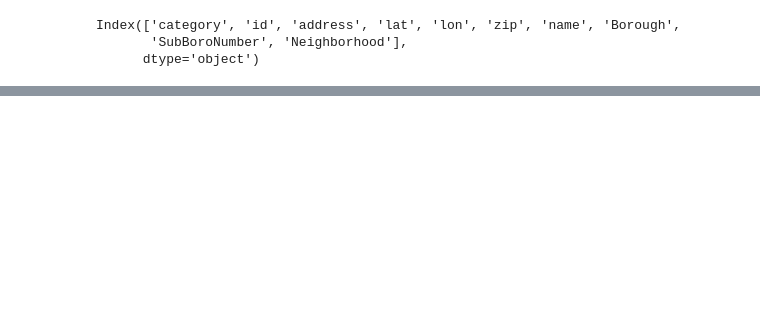
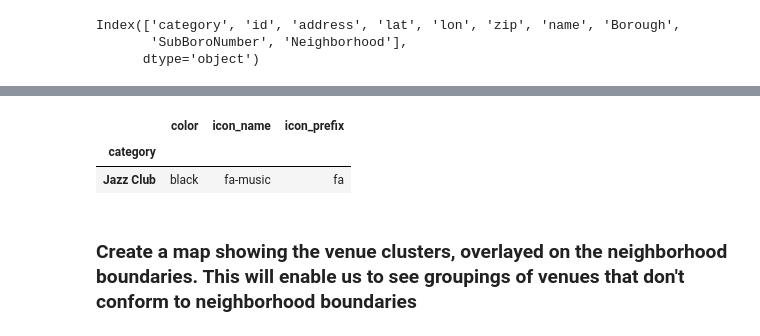
Before and after one commit to jimcole23/Capstone, a Jupyter notebook: Test.ipynb, the cells around one changed output, grey strips where cells are left out. Saved outputs shown, nothing was run; the diff lists cells and outputs as text; code cells hidden in the pictures; blank space fills up the shorter version.

```diff
--- a/Test.ipynb
+++ b/Test.ipynb
@@ -1064,4 +1104,12 @@ map_clusters
 map_clusters
 # %% [output]
 [interactive output not drawn]
+# %%
+dfMapMarkers
+# %% [output]
+|  | color | icon_name | icon_prefix |
+| category |  |  |  |
+| Jazz Club | black | fa-music | fa |
+# %% [markdown]
+### Create a map showing the venue clusters, overlayed on the neighborhood boundaries. This will enable us to see groupings of venues that don't conform to neighborhood boundaries
 # %%
```
Also changed, not shown: parts of 41 cells of this notebook.
